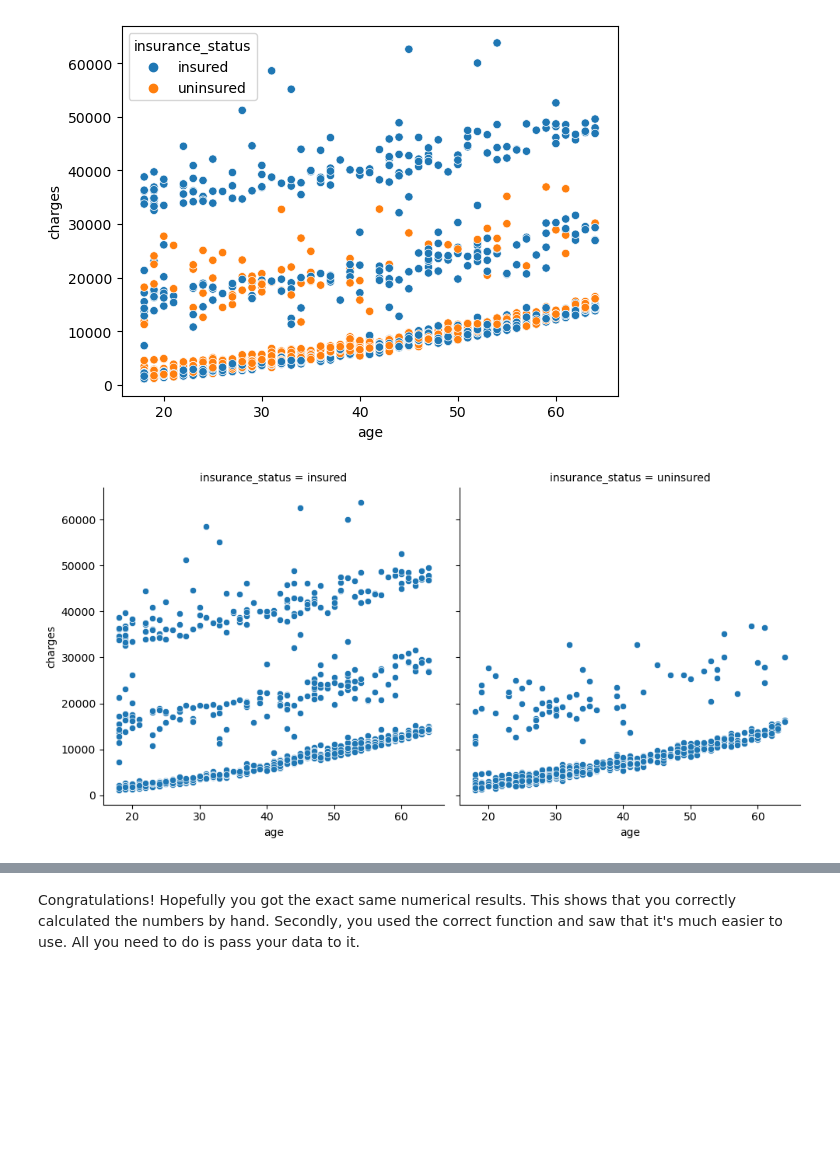
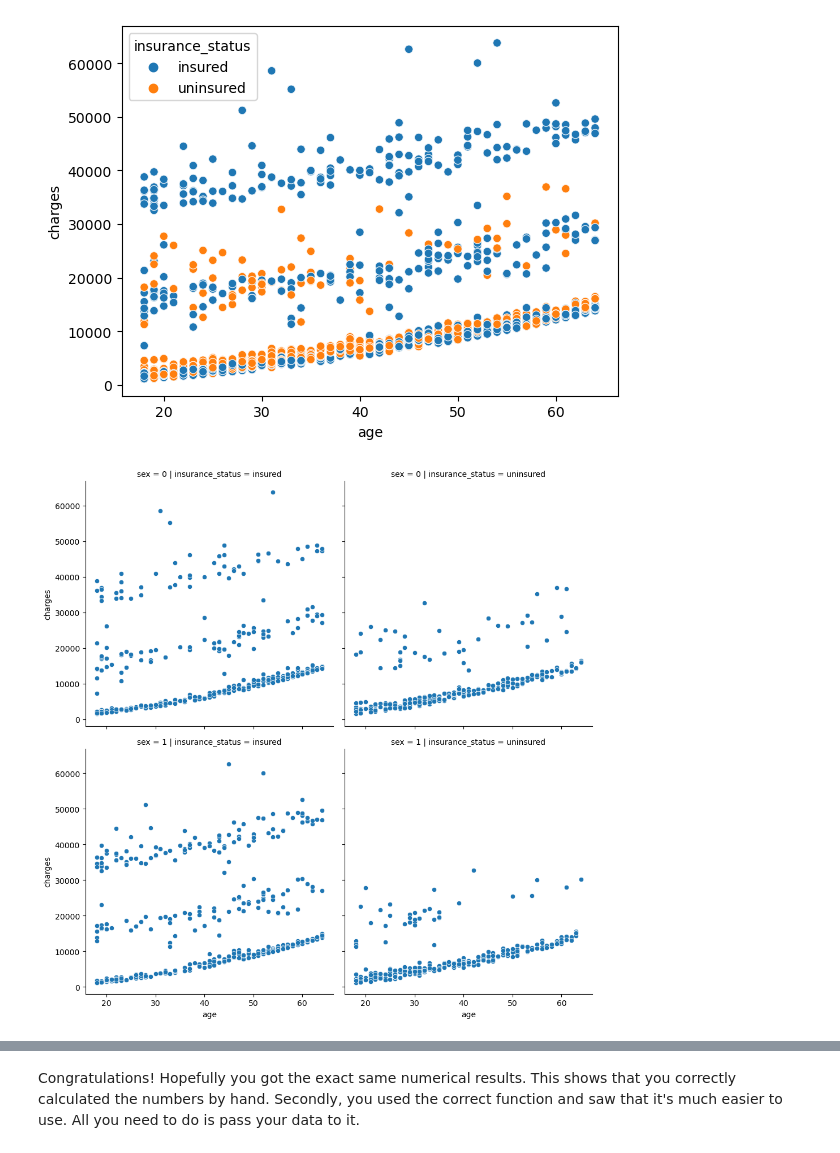
Before and after one commit to amoutafian/frequentist_case_study, a Jupyter notebook: Frequentist Inference Case Study - Part B (2).ipynb, the cells around one changed output, grey strips where cells are left out. Drawn from its saved outputs; the diff is of its cells as text; code cells hidden in the pictures; blank space fills up the shorter version.

```diff
--- a/Frequentist Inference Case Study - Part B (2).ipynb
+++ b/Frequentist Inference Case Study - Part B (2).ipynb
@@ -148,9 +148,9 @@ sns.scatterplot(x = medical["age"], y = charges_data, hue = insurance_status)
 <Axes: xlabel='age', ylabel='charges'>
 [figure]
 # %%
-sns.relplot(x = medical["age"], y = charges_data, kind = "scatter", col = insurance_status);
+sns.relplot(x = medical["age"], y = charges_data, kind = "scatter", col = insurance_status, row = medical["sex"] );
 # %% [output]
-[figure, old version]
+[figure, new version]
 # %%
 n_0 = len(uninsured)
 df_0 = n_0 -1
```
Also changed, not shown: parts of 5 cells of this notebook.
